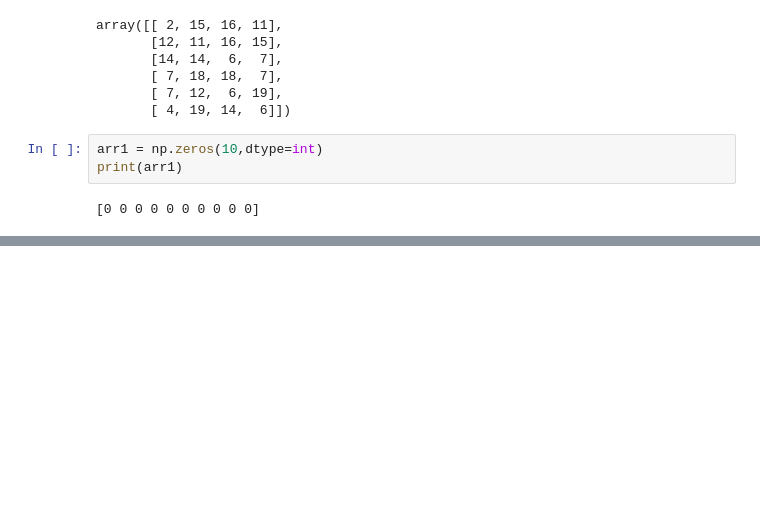
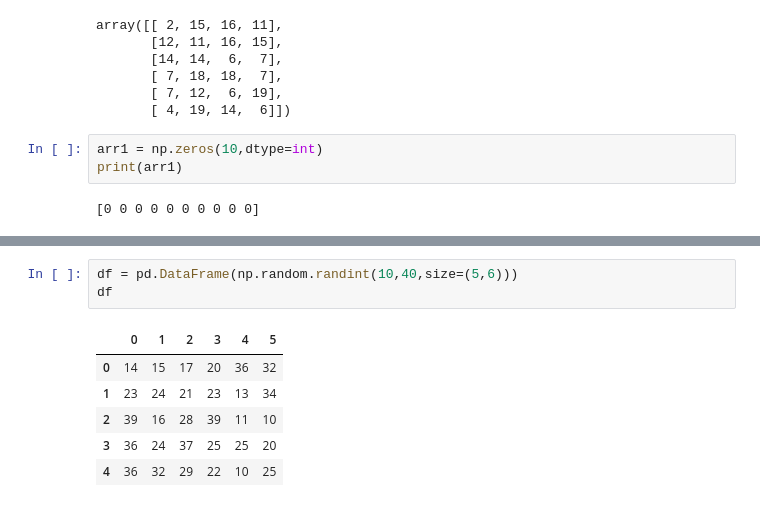
Before and after one commit to abhishek2young/Python-Hands-ON, a Jupyter notebook: python_18.ipynb, the cells around one changed output, grey strips where cells are left out. Cells and saved outputs as stored; diff of their text form; blank space fills up the shorter version.

```diff
--- a/python_18.ipynb
+++ b/python_18.ipynb
@@ -3105,0 +3189,10 @@ print(arr1)
+# %%
+df = pd.DataFrame(np.random.randint(10,40,size=(5,6)))
+df
+# %% [output]
+|  | 0 | 1 | 2 | 3 | 4 | 5 |
+| 0 | 14 | 15 | 17 | 20 | 36 | 32 |
+| 1 | 23 | 24 | 21 | 23 | 13 | 34 |
+| 2 | 39 | 16 | 28 | 39 | 11 | 10 |
+| 3 | 36 | 24 | 37 | 25 | 25 | 20 |
+| 4 | 36 | 32 | 29 | 22 | 10 | 25 |
```
Also changed, not shown: parts of 59 cells of this notebook, 1 other file.
